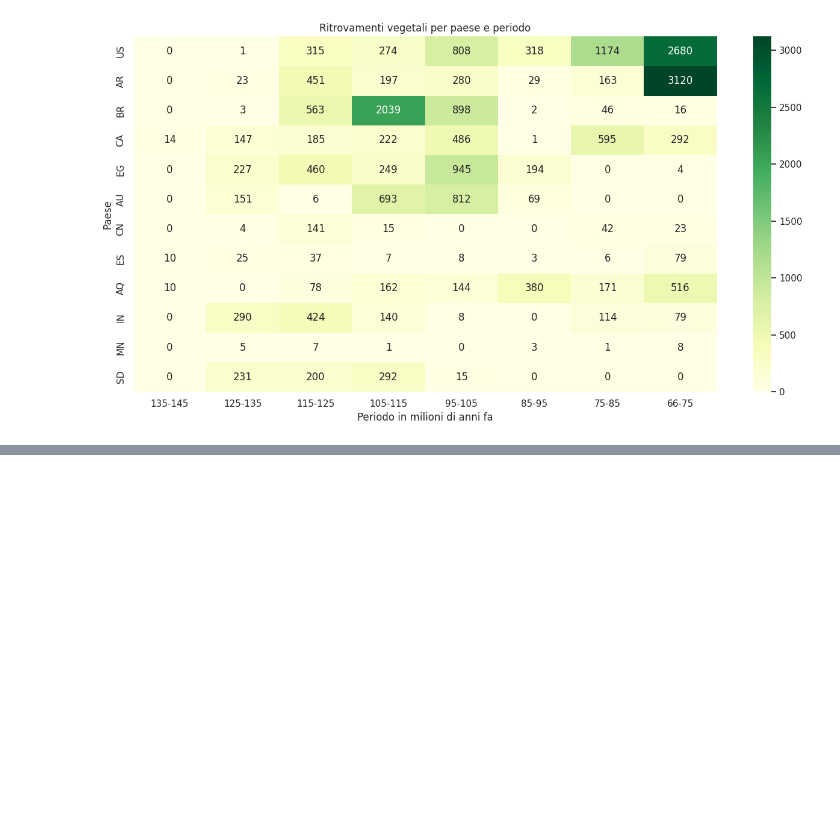
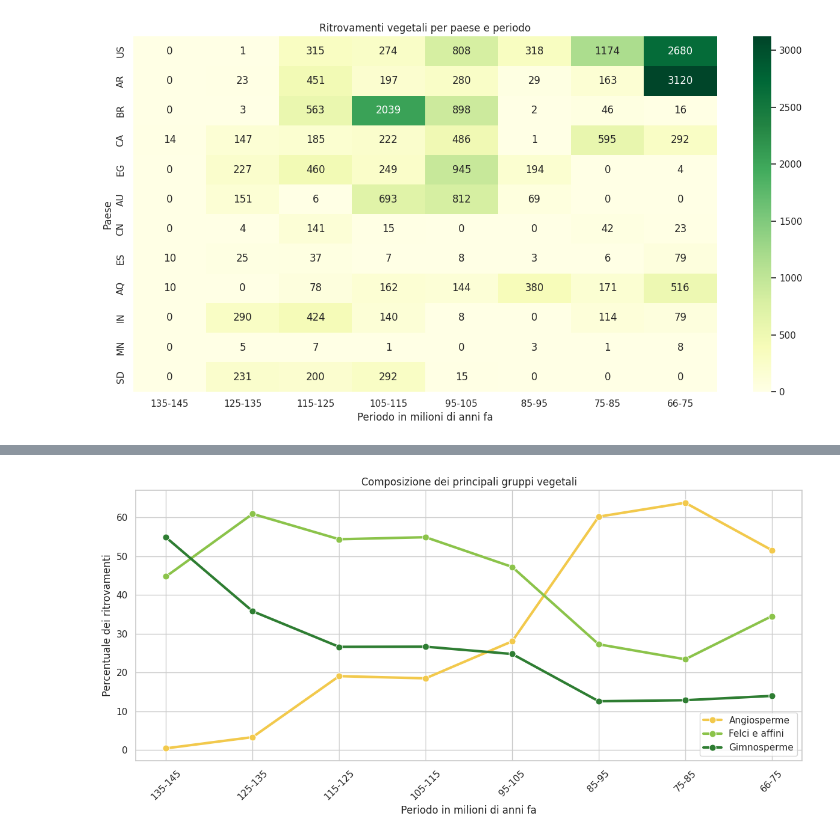
Before and after one commit to Valdan-D/remorse, a Jupyter notebook: Lorenzo.ipynb, the cells around one changed output, grey strips where cells are left out. Saved outputs shown, nothing was run; the diff lists cells and outputs as text; code cells hidden in the pictures; blank space fills up the shorter version.

```diff
--- a/Lorenzo.ipynb
+++ b/Lorenzo.ipynb
@@ -1066,0 +1177,83 @@ plt.show()
+# %%
+# 40 - Percentuale dei principali gruppi vegetali nel tempo
+
+df_plant_cretaceo["gruppo_vegetale"] = np.select(
+    [
+        df_plant_cretaceo["phylum"].isin([
+            "Angiospermae",
+            "Magnoliophyta"
+        ]),
+        df_plant_cretaceo["phylum"].isin([
+            "Gymnospermae",
+            "Ginkgophyta",
+            "Cycadophyta",
+            "Gnetophyta",
+            "Pinophyta",
+            "Coniferophyta"
+        ]),
+        df_plant_cretaceo["phylum"].isin([
+            "Pteridophyta",
+            "Lycopodiophyta",
+            "Equisetophyta"
+        ])
+    ],
+    [
+        "Angiosperme",
+        "Gimnosperme",
+        "Felci e affini"
+    ],
+    default="Altri"
+)
+
+gruppi_principali = [
+    "Angiosperme",
+    "Gimnosperme",
+    "Felci e affini"
+]
+
+dati_gruppi = df_plant_cretaceo[
+    df_plant_cretaceo["gruppo_vegetale"].isin(gruppi_principali)
+]
+
+percentuali_gruppi = (
+    pd.crosstab(
+        dati_gruppi["periodo_10ma"],
+        dati_gruppi["gruppo_vegetale"],
+        normalize="index"
+    )
+    .mul(100)
+    .reindex(ordine_periodi)
+    .reset_index()
+    .melt(
+        id_vars="periodo_10ma",
+        var_name="gruppo",
+        value_name="percentuale"
+    )
+)
+
+plt.figure(figsize=(12, 6))
+
+sns.lineplot(
+    data=percentuali_gruppi,
+    x="periodo_10ma",
+    y="percentuale",
+    hue="gruppo",
+    marker="o",
+    linewidth=3,
+    markersize=8,
+    palette={
+        "Angiosperme": giallo,
+        "Gimnosperme": verde,
+        "Felci e affini": "#8BC34A"
+    }
+)
+
+plt.title("Composizione dei principali gruppi vegetali")
+plt.xlabel("Periodo in milioni di anni fa")
+plt.ylabel("Percentuale dei ritrovamenti")
+plt.xticks(rotation=45)
+plt.legend(title="")
+plt.tight_layout()
+plt.show()
+# %% [output]
+[figure, added]
```
Also changed, not shown: parts of 13 cells of this notebook.
